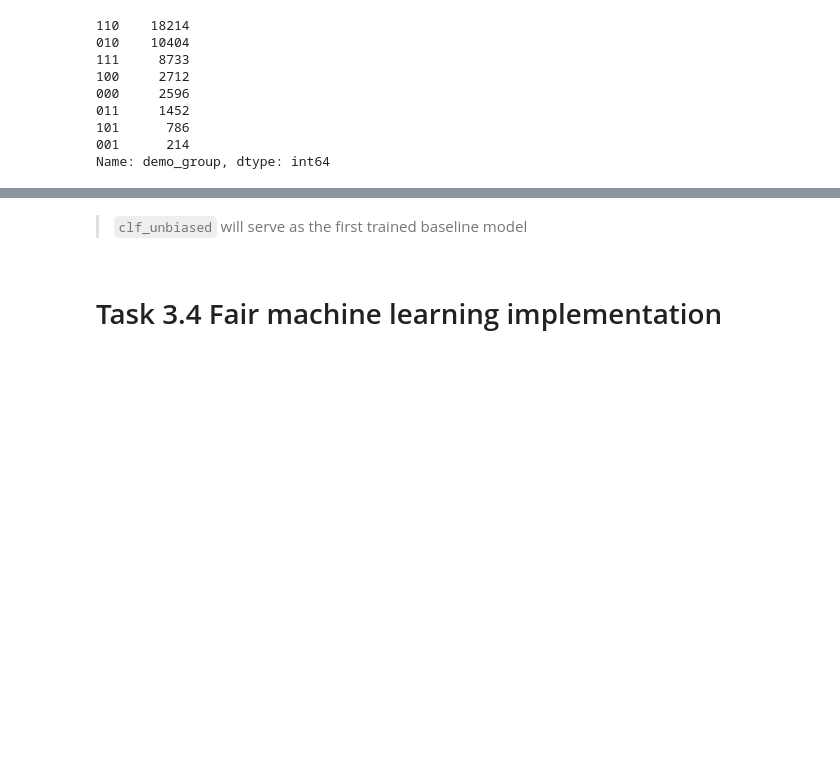
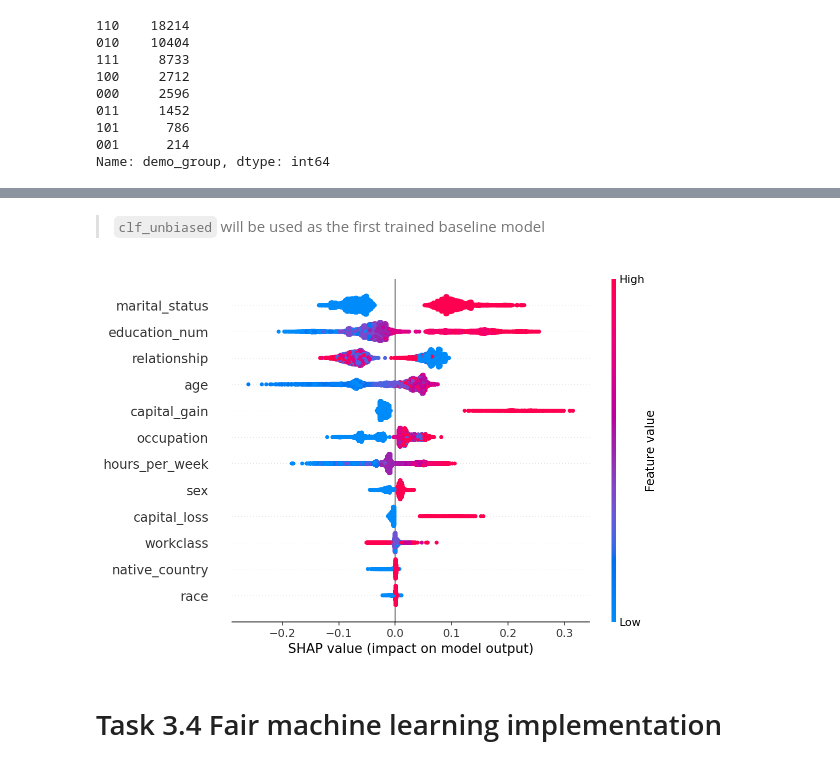
Before and after one commit to atharvat80/Bias-in-AI-CW-2020-21, a Jupyter notebook: coursework.ipynb, the cells around one changed output, grey strips where cells are left out. Cells and saved outputs as stored; diff of their text form; code cells hidden in the pictures; blank space fills up the shorter version.

```diff
--- a/coursework.ipynb
+++ b/coursework.ipynb
@@ -449,5 +447,9 @@ Disparate Impact         0.269    True  0.579    True  0.882   False
 # %% [markdown]
-> `clf_unbiased` will serve as the first trained baseline model
+> `clf_unbiased` will be used as the first trained baseline model
+# %%
+shap_summery(clf_unbiased, X_test)
+# %% [output]
+[figure, added]
 # %% [markdown]
 # Task 3.4 Fair machine learning implementation
 # %% [markdown]
```
Also changed, not shown: parts of 8 cells of this notebook.
